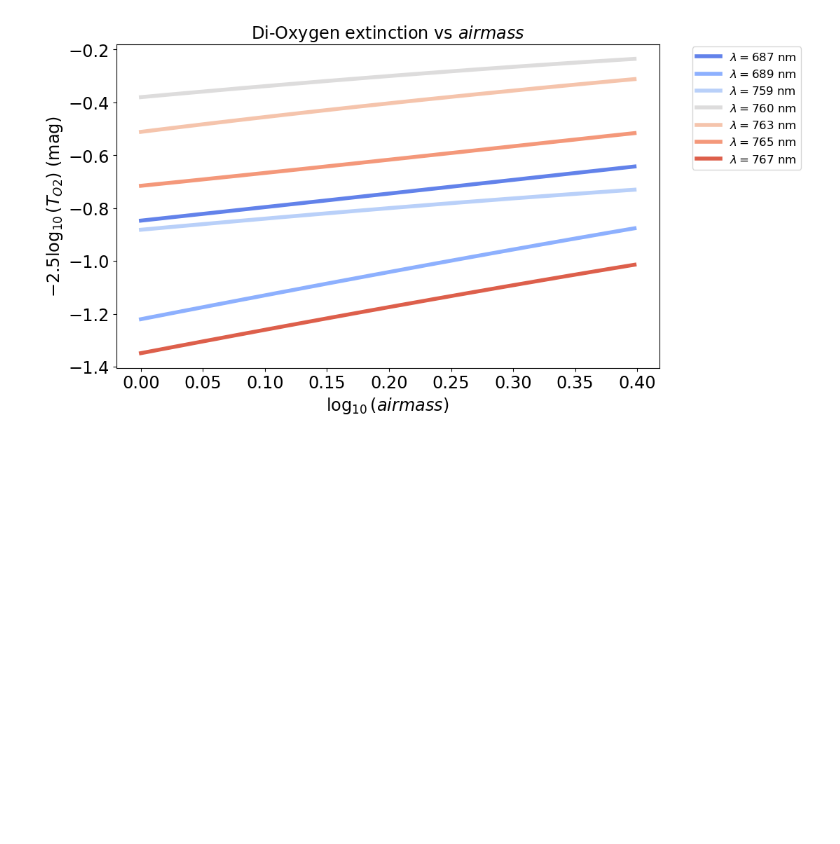
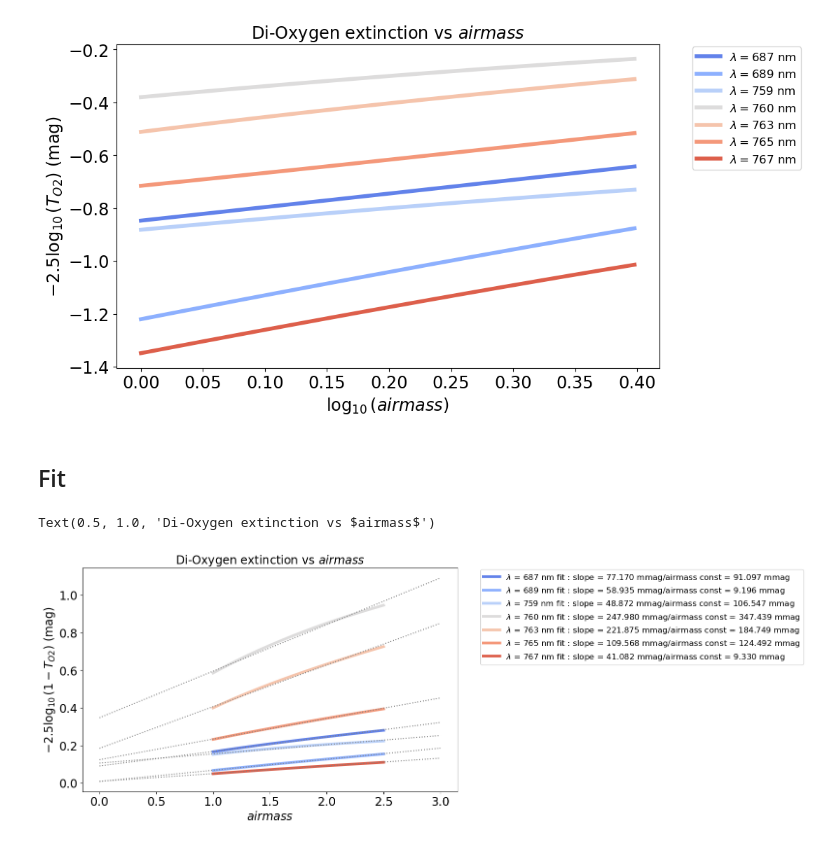
Before and after one commit to LSSTDESC/getObsAtmo, a Jupyter notebook: docs/notebooks/plot_transmvso2xairmass.ipynb, the cells around one changed output. Saved outputs shown, nothing was run; the diff lists cells and outputs as text; code cells hidden in the pictures; blank space fills up the shorter version.

```diff
--- a/docs/notebooks/plot_transmvso2xairmass.ipynb
+++ b/docs/notebooks/plot_transmvso2xairmass.ipynb
@@ -256,3 +256,54 @@ ax.set_title("Di-Oxygen extinction vs $airmass$")
 # %% [output]
 Text(0.5, 1.0, 'Di-Oxygen extinction vs $airmass$')
 [figure]
+# %% [markdown]
+## Fit
+# %%
+xfit = np.linspace(0,3.,100)
+
+
+fig,ax = plt.subplots(1,1)
+
+# compute a new transmission array in airmass x wl
+transmarray = np.zeros((NAM,NWLtest))
+
+for idx_am,airmass in enumerate(airmasses):
+    transmarray[idx_am,:]  = emul.GetO2absTransparencyArray(WLtest,airmass)
+    # normalize wrt airmass = 1 for each wavelength
+    #norm_am0 = np.copy(transmarray[0,:])
+
+    # renormalize to first airmass
+    #for idx_am,airmass in enumerate(airmasses):
+    #    transmarray[idx_am,:] =  transmarray[idx_am,:]/norm_am0
+
+    # plot attenuation
+for idx_wl,wl in enumerate(WLtest):
+    x = airmasses
+    y = -2.5*np.log10(transmarray[:,idx_wl])
+
+    bin_number_for_wl = np.digitize(wl,WLtest)-1
+    the_wl_color = hls_colors[bin_number_for_wl]
+    ls = linestyles[0]
+    lw = linewidths[0]
+
+    z = np.polyfit(x, y, deg=1)
+    p = np.poly1d(z)
+
+    # slope and constant in mmag
+    gamma = z[0]*1000.  #mmag/DU
+    const = z[1]*1000.  #mmag
+
+    label = "$\\lambda$ = "+f"{wl:.0f} nm "+ f"fit : slope = {gamma:.3f} mmag/airmass const = {const:.3f} mmag"
+
+
+    ax.plot(x,y,color=the_wl_color,ls = ls,lw=lw,label=label)
+    ax.plot(xfit,p(xfit),':',color="grey")
+
+#ax.legend(loc='upper right')
+ax.legend(bbox_to_anchor=(1.05, 1.01))
+ax.set_xlabel("$airmass$")
+ax.set_ylabel("$-2.5\\log_{10}(1-T_{O2})$ (mag)")
+ax.set_title("Di-Oxygen extinction vs $airmass$")
+# %% [output]
+Text(0.5, 1.0, 'Di-Oxygen extinction vs $airmass$')
+[figure, added]
```
Also changed, not shown: parts of 2 cells of this notebook, 4 other files.
